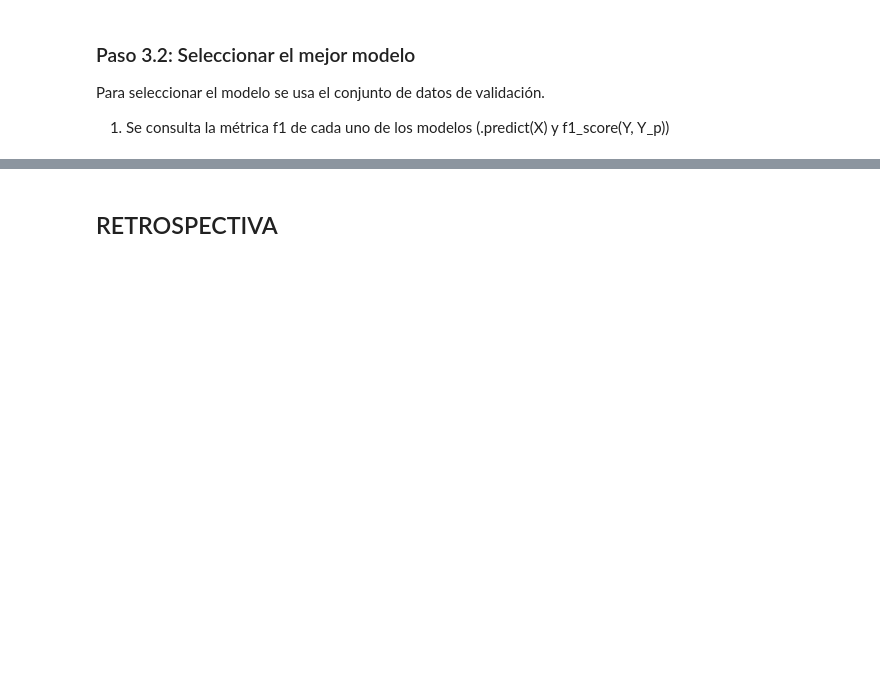
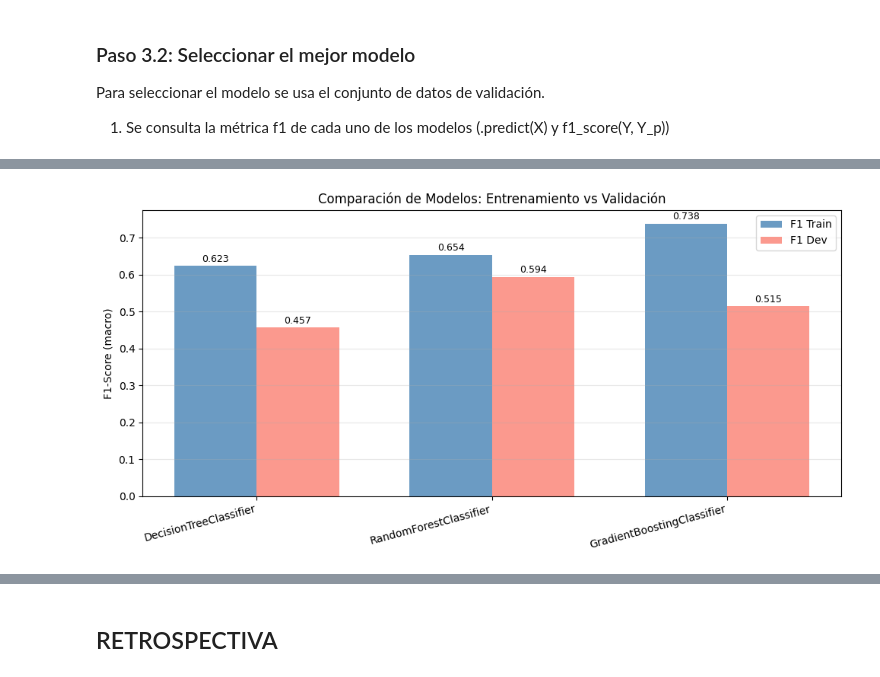
Before and after one commit to Juanseom/decision-trees-ptia-lab1, a Jupyter notebook: DT_PTIA_2026-1C.ipynb, the cells around one changed output, grey strips where cells are left out. Cells and saved outputs as stored; diff of their text form; code cells hidden in the pictures; blank space fills up the shorter version.

```diff
--- a/DT_PTIA_2026-1C.ipynb
+++ b/DT_PTIA_2026-1C.ipynb
@@ -1259,3 +1611,81 @@ La estrategia que vamos a seguir es desarrollar tres modelos diferentes y escoge
 Para seleccionar el modelo se usa el conjunto de datos de validación.
 
 1. Se consulta la métrica f1 de cada uno de los modelos (.predict(X) y f1_score(Y, Y_p))
+# %%
+print("SELECCIÓN DEL MEJOR MODELO (conjunto de validación)")
+print()
+
+# 1. Predecir sobre el conjunto de validación con cada modelo
+Y_dev_pred_dt = dt_clf.predict(X_dev)
+Y_dev_pred_rf = rf_clf.predict(X_dev)
+Y_dev_pred_gb = gb_clf.predict(X_dev)
+
+# 2. Calcular F1-Score de validación para cada modelo
+f1_dev_dt = f1_score(Y_dev, Y_dev_pred_dt, average='macro')
+f1_dev_rf = f1_score(Y_dev, Y_dev_pred_rf, average='macro')
+f1_dev_gb = f1_score(Y_dev, Y_dev_pred_gb, average='macro')
+
+# 3. Tabla comparativa
+print(f"\n{'Modelo':<35} {'F1 Train':>10} {'F1 Dev':>10} {'Diferencia':>12}")
+print("-" * 70)
+
+models = {
+    'DecisionTreeClassifier': (dt_clf, f1_train_dt, f1_dev_dt),
+    'RandomForestClassifier': (rf_clf, f1_train_rf, f1_dev_rf),
+    'GradientBoostingClassifier': (gb_clf, f1_train_gb, f1_dev_gb),
+}
+
+best_model_name = None
+best_f1_dev = -1
+best_model = None
+
+for name, (model, f1_tr, f1_dv) in models.items():
+    diff = f1_tr - f1_dv
+    if f1_dv > best_f1_dev:
+        best_f1_dev = f1_dv
+        best_model_name = name
+        best_model = model
+    print(f"  {name:<33} {f1_tr:>10.4f} {f1_dv:>10.4f} {diff:>+12.4f}")
+
+print()
+print(f"\n  Mejor modelo: {best_model_name} (F1-Dev: {best_f1_dev:.4f})")
+
+# 4. Análisis de sesgo y varianza
+print(f"\nAnálisis sesgo-varianza:")
+for name, (model, f1_tr, f1_dv) in models.items():
+    diff = f1_tr - f1_dv
+    if diff > 0.15:
+        diagnosis = "Alta varianza (posible overfitting)"
+    elif f1_tr < 0.60:
+        diagnosis = "Alto sesgo (posible underfitting)"
+    elif diff < 0.05:
+        diagnosis = "Buen equilibrio sesgo-varianza"
+    else:
+        diagnosis = "Varianza moderada"
+    print(f"  {name:<33}: {diagnosis}")
+
+# 5. Visualización comparativa
+fig, ax = plt.subplots(figsize=(10, 5))
+model_names = list(models.keys())
+f1_trains = [models[n][1] for n in model_names]
+f1_devs = [models[n][2] for n in model_names]
+
+x = range(len(model_names))
+width = 0.35
+bars1 = ax.bar([i - width/2 for i in x], f1_trains, width, label='F1 Train', color='steelblue', alpha=0.8)
+bars2 = ax.bar([i + width/2 for i in x], f1_devs, width, label='F1 Dev', color='salmon', alpha=0.8)
+
+ax.set_ylabel('F1-Score (macro)')
+ax.set_title('Comparación de Modelos: Entrenamiento vs Validación')
+ax.set_xticks(x)
+ax.set_xticklabels(model_names, rotation=15, ha='right')
+ax.legend()
+ax.grid(axis='y', alpha=0.3)
+
+for bar in bars1 + bars2:
+    ax.text(bar.get_x() + bar.get_width()/2., bar.get_height() + 0.005,
+            f'{bar.get_height():.3f}', ha='center', va='bottom', fontsize=9)
+
+plt.tight_layout()
+plt.show()
+# %% [output]
@@ -1262 +1708,2 @@ Para seleccionar el modelo se usa el conjunto de datos de validación.
+[figure, added]
 # %% [markdown]
```
Also changed, not shown: parts of 27 cells of this notebook.
